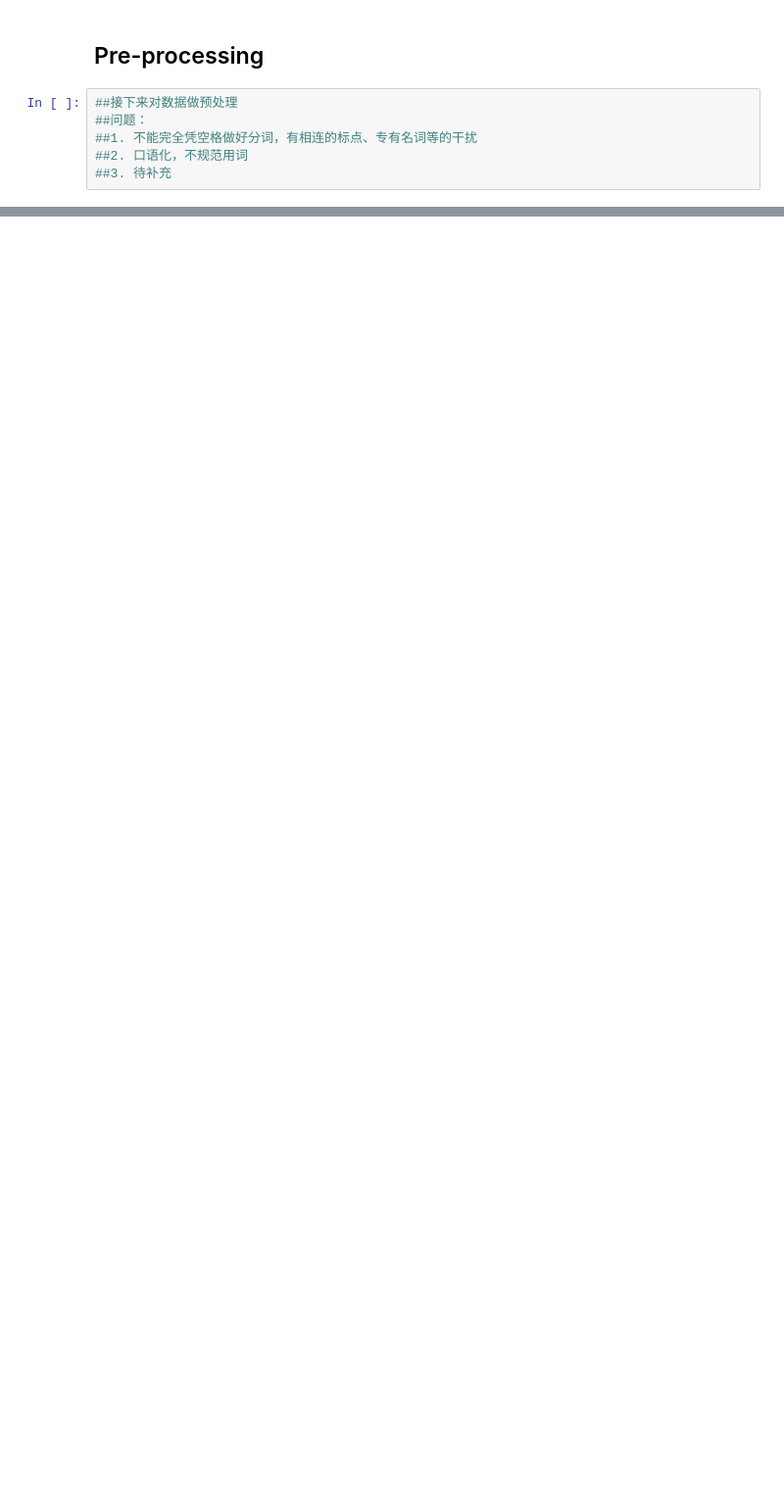
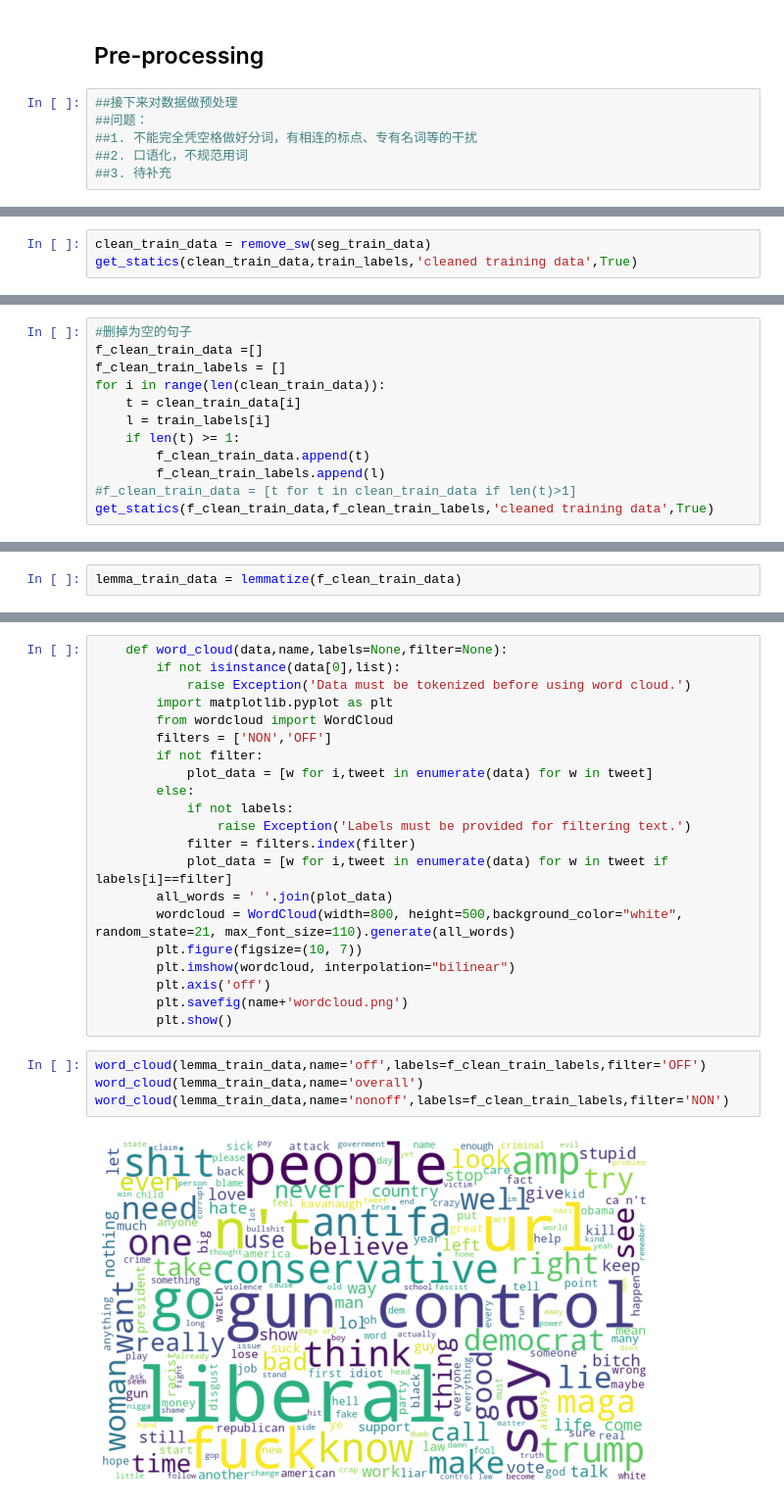
Before and after one commit to para-zhou/offenseval, a Jupyter notebook: Datareader.ipynb, the cells around one changed output, grey strips where cells are left out. Shown at 98% size. Saved outputs shown, nothing was run; the diff lists cells and outputs as text; blank space fills up the shorter version.

```diff
--- a/Datareader.ipynb
+++ b/Datareader.ipynb
@@ -159,0 +192,3 @@ vocab size: 7973
+# %%
+clean_train_data = remove_sw(seg_train_data)
+get_statics(clean_train_data,train_labels,'cleaned training data',True)
@@ -159,0 +217,12 @@ vocab size: 7973
+# %%
+#删掉为空的句子
+f_clean_train_data =[]
+f_clean_train_labels = []
+for i in range(len(clean_train_data)):
+    t = clean_train_data[i]
+    l = train_labels[i]
+    if len(t) >= 1:
+        f_clean_train_data.append(t)
+        f_clean_train_labels.append(l)
+#f_clean_train_data = [t for t in clean_train_data if len(t)>1]
+get_statics(f_clean_train_data,f_clean_train_labels,'cleaned training data',True)
@@ -159,0 +260,2 @@ vocab size: 7973
+# %%
+lemma_train_data = lemmatize(f_clean_train_data)
@@ -159,0 +286,27 @@ vocab size: 7973
+# %%
+    def word_cloud(data,name,labels=None,filter=None):
+        if not isinstance(data[0],list):
+            raise Exception('Data must be tokenized before using word cloud.')
+        import matplotlib.pyplot as plt
+        from wordcloud import WordCloud
+        filters = ['NON','OFF']
+        if not filter:
+            plot_data = [w for i,tweet in enumerate(data) for w in tweet]
+        else:
+            if not labels:
+                raise Exception('Labels must be provided for filtering text.')
+            filter = filters.index(filter)
+            plot_data = [w for i,tweet in enumerate(data) for w in tweet if labels[i]==filter]
+        all_words = ' '.join(plot_data)
+        wordcloud = WordCloud(width=800, height=500,background_color="white", random_state=21, max_font_size=110).generate(all_words)
+        plt.figure(figsize=(10, 7))
+        plt.imshow(wordcloud, interpolation="bilinear")
+        plt.axis('off')
+        plt.savefig(name+'wordcloud.png')
+        plt.show()
+# %%
+word_cloud(lemma_train_data,name='off',labels=f_clean_train_labels,filter='OFF')
+word_cloud(lemma_train_data,name='overall')
+word_cloud(lemma_train_data,name='nonoff',labels=f_clean_train_labels,filter='NON')
+# %% [output]
+[figure, added]
```
Also changed, not shown: parts of 20 cells of this notebook, 3 other files.
